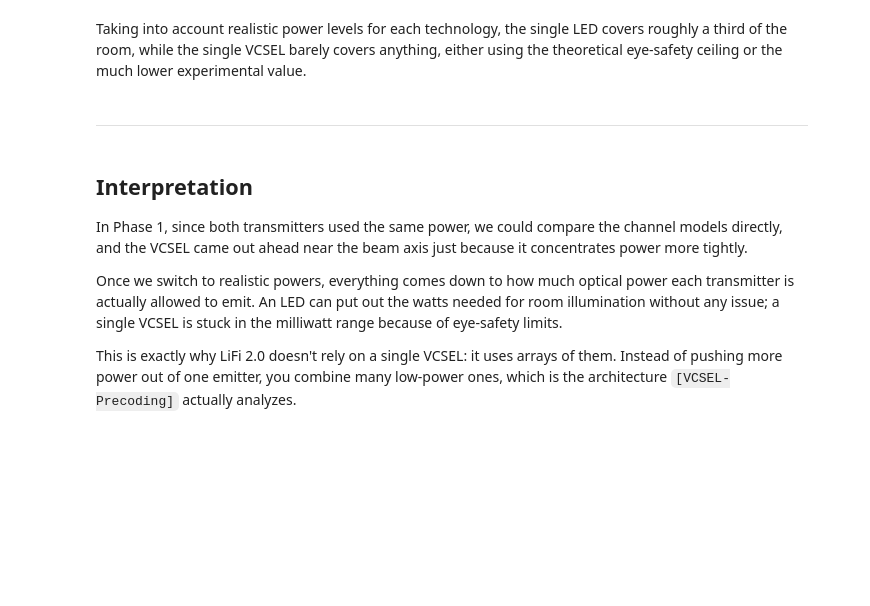
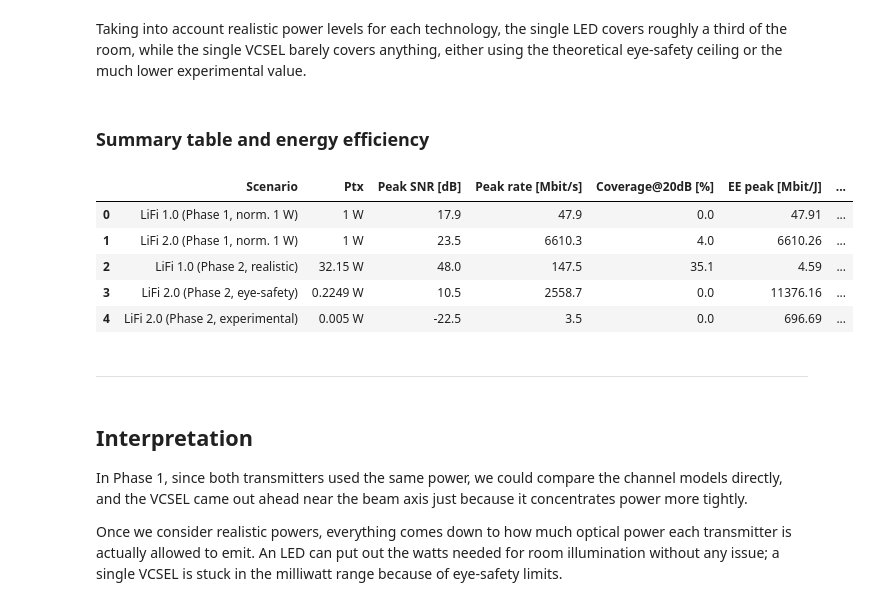
Before and after one commit to carolinalopezdelamadriz/lifi-comparative-analysis, a Jupyter notebook: single_cell_analysis.ipynb, the cells around one changed output. Drawn from its saved outputs; the diff is of its cells as text; code cells hidden in the pictures; blank space fills up the shorter version.

Commit message:
single cell analysis

```diff
--- a/single_cell_analysis.ipynb
+++ b/single_cell_analysis.ipynb
@@ -316,5 +374,46 @@ plt.show()
 # %% [markdown]
 Taking into account realistic power levels for each technology, the single LED covers roughly a third of the room, while the single VCSEL barely covers anything, either using the theoretical eye-safety ceiling or the much lower experimental value.
+# %% [markdown]
+### Summary table and energy efficiency
+# %%
+import pandas as pd
+
+R_led_re = 0.5 * B1 * np.log2(1 + K_BOUND * SNR_led_re)  # rate map at realistic LED power (not kept by the cell above)
+
+def ee_peak_avg(rate_map, Ptx):
+    # (peak, avg) energy efficiency in bit/J, from a rate map [bit/s] and Ptx [W]
+    peak = np.nanmax(rate_map) / Ptx
+    avg = np.nanmean(np.nan_to_num(rate_map, nan=0.0)) / Ptx
+    return peak, avg
+
+rows = []
+def add_row(name, Ptx, SNR_map, R_map, cov_frac):
+    ee_peak, ee_avg = ee_peak_avg(R_map, Ptx)
+    rows.append({
+        "Scenario": name,
+        "Ptx": f"{Ptx:.4g} W",
+        "Peak SNR [dB]": round(10 * np.log10(np.nanmax(SNR_map)), 1),
+        "Peak rate [Mbit/s]": round(np.nanmax(R_map) / 1e6, 1),
+        f"Coverage@{GAMMA_TH_DB:.0f}dB [%]": round(100 * cov_frac, 1),
+        "EE peak [Mbit/J]": round(ee_peak / 1e6, 2),
+        "EE avg [Mbit/J]": round(ee_avg / 1e6, 4),
+    })
+
+add_row("LiFi 1.0 (Phase 1, norm. 1 W)",     PTX_NORM,               SNR_led1,          R_led1,          np.mean(SNR_led1 >= gamma_th))
+add_row("LiFi 2.0 (Phase 1, norm. 1 W)",     PTX_NORM,               SNR_vcsel1,        R_vcsel1,        np.mean(SNR_vcsel1 >= gamma_th))
+add_row("LiFi 1.0 (Phase 2, realistic)",     PTX_LED_REALISTIC,      SNR_led_re,        R_led_re,        cov_led_re.mean())
+add_row("LiFi 2.0 (Phase 2, eye-safety)",    PTX_VCSEL_EYESAFE,      SNR_vcsel_eyesafe, R_vcsel_eyesafe, cov_vcsel_eyesafe_map.mean())
+add_row("LiFi 2.0 (Phase 2, experimental)",  PTX_VCSEL_EXPERIMENTAL, SNR_vcsel_exp,     R_vcsel_exp,     cov_vcsel_exp_map.mean())
+
+summary_df = pd.DataFrame(rows)
+summary_df
+# %% [output]
+|  | Scenario | Ptx | Peak SNR [dB] | Peak rate [Mbit/s] | Coverage@20dB [%] | EE peak [Mbit/J] | ... |
+| 0 | LiFi 1.0 (Phase 1, norm. 1 W) | 1 W | 17.9 | 47.9 | 0.0 | 47.91 | ... |
+| 1 | LiFi 2.0 (Phase 1, norm. 1 W) | 1 W | 23.5 | 6610.3 | 4.0 | 6610.26 | ... |
+| 2 | LiFi 1.0 (Phase 2, realistic) | 32.15 W | 48.0 | 147.5 | 35.1 | 4.59 | ... |
+| 3 | LiFi 2.0 (Phase 2, eye-safety) | 0.2249 W | 10.5 | 2558.7 | 0.0 | 11376.16 | ... |
+| 4 | LiFi 2.0 (Phase 2, experimental) | 0.005 W | -22.5 | 3.5 | 0.0 | 696.69 | ... |
 # %% [markdown]
 ---
 # %% [markdown]
@@ -322,6 +421,4 @@ Taking into account realistic power levels for each technology, the single LED c
 
 In Phase 1, since both transmitters used the same power, we could compare the channel models directly, and the VCSEL came out ahead near the beam axis just because it concentrates power more tightly.
 
-Once we switch to realistic powers, everything comes down to how much optical power each transmitter is actually allowed to emit. An LED can put out the watts needed for room illumination without any issue; a single VCSEL is stuck in the milliwatt range because of eye-safety limits.
-
-This is exactly why LiFi 2.0 doesn't rely on a single VCSEL: it uses arrays of them. Instead of pushing more power out of one emitter, you combine many low-power ones, which is the architecture `[VCSEL-Precoding]` actually analyzes.
+Once we consider realistic powers, everything comes down to how much optical power each transmitter is actually allowed to emit. An LED can put out the watts needed for room illumination without any issue; a single VCSEL is stuck in the milliwatt range because of eye-safety limits.
```
Also changed, not shown: parts of 16 cells of this notebook.
